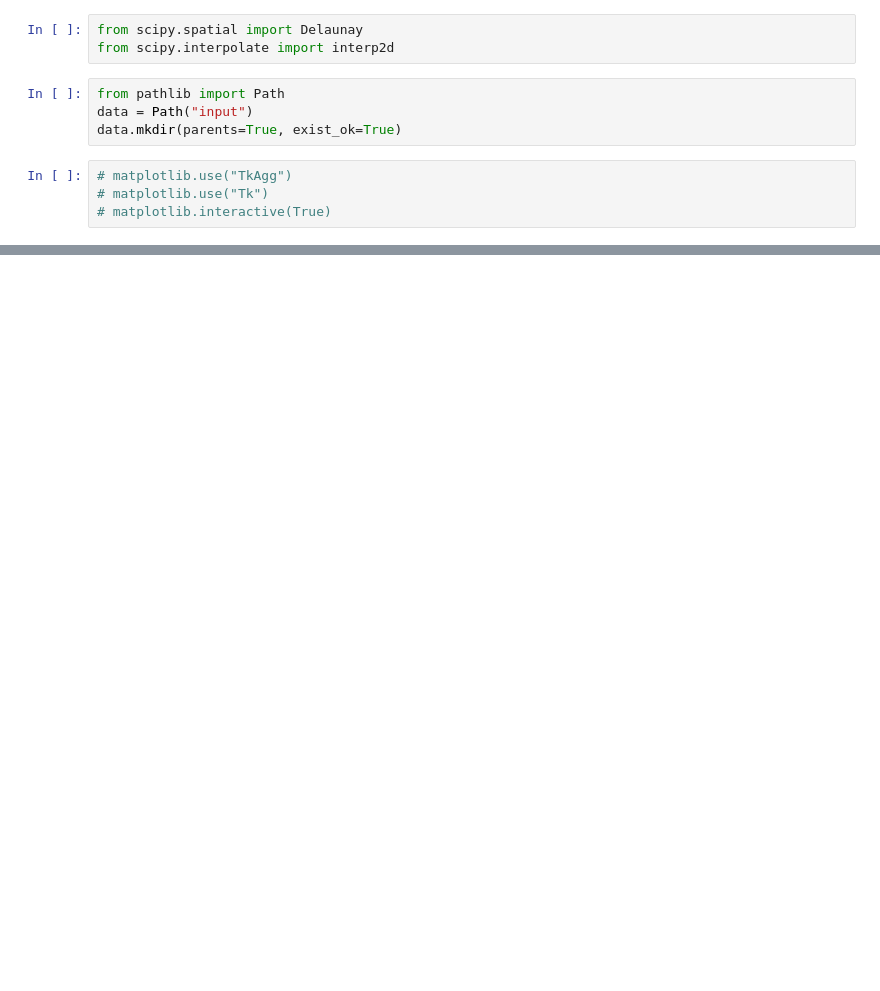
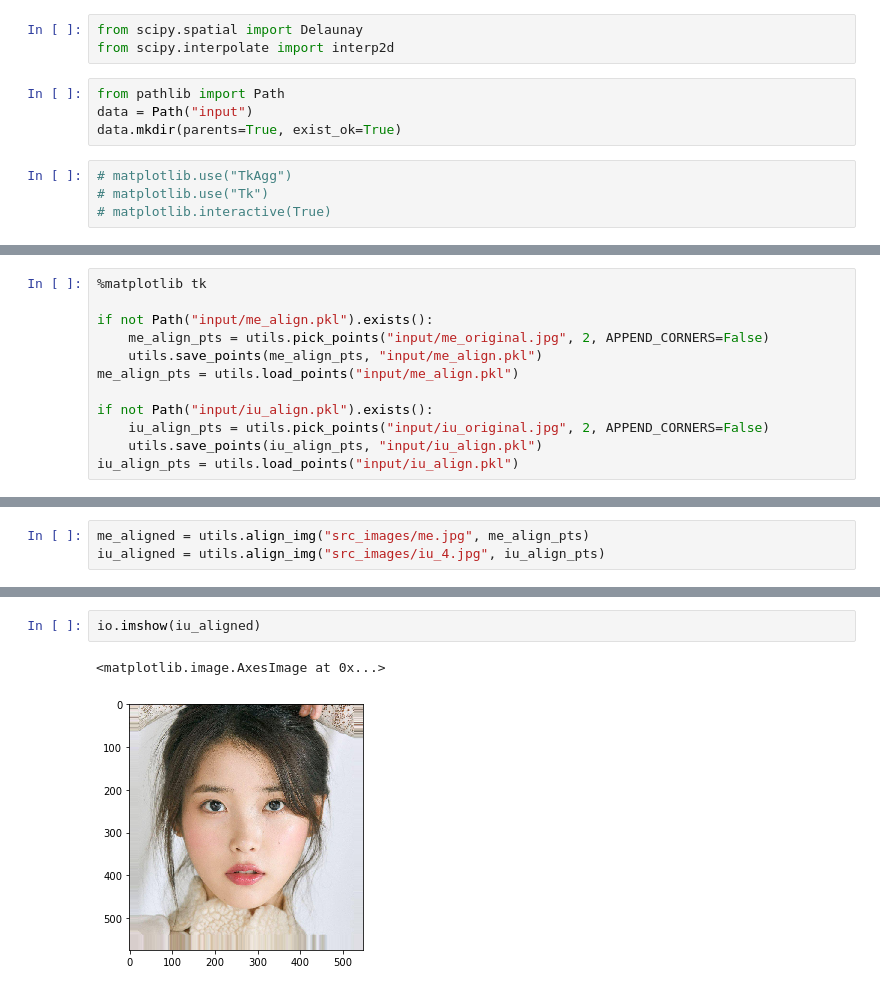
Before and after one commit to aprilsin/cs194-proj3, a Jupyter notebook: CS194 Proj3.ipynb, the cells around one changed output, grey strips where cells are left out. Saved outputs shown, nothing was run; the diff lists cells and outputs as text; blank space fills up the shorter version.

```diff
--- a/CS194 Proj3.ipynb
+++ b/CS194 Proj3.ipynb
@@ -50,0 +30,12 @@ max 1.0
+# %%
+%matplotlib tk
+
+if not Path("input/me_align.pkl").exists():
+    me_align_pts = utils.pick_points("input/me_original.jpg", 2, APPEND_CORNERS=False)
+    utils.save_points(me_align_pts, "input/me_align.pkl")
+me_align_pts = utils.load_points("input/me_align.pkl")
+
+if not Path("input/iu_align.pkl").exists():
+    iu_align_pts = utils.pick_points("input/iu_original.jpg", 2, APPEND_CORNERS=False)
+    utils.save_points(iu_align_pts, "input/iu_align.pkl")
+iu_align_pts = utils.load_points("input/iu_align.pkl")
@@ -50,0 +58,3 @@ max 1.0
+# %%
+me_aligned = utils.align_img("src_images/me.jpg", me_align_pts)
+iu_aligned = utils.align_img("src_images/iu_4.jpg", iu_align_pts)
@@ -53,0 +84,5 @@ io.imshow(me_aligned)
+# %%
+io.imshow(iu_aligned)
+# %% [output]
+<matplotlib.image.AxesImage at 0x...>
+[figure, added]
```
Also changed, not shown: parts of 13 cells of this notebook, 2 other files.
